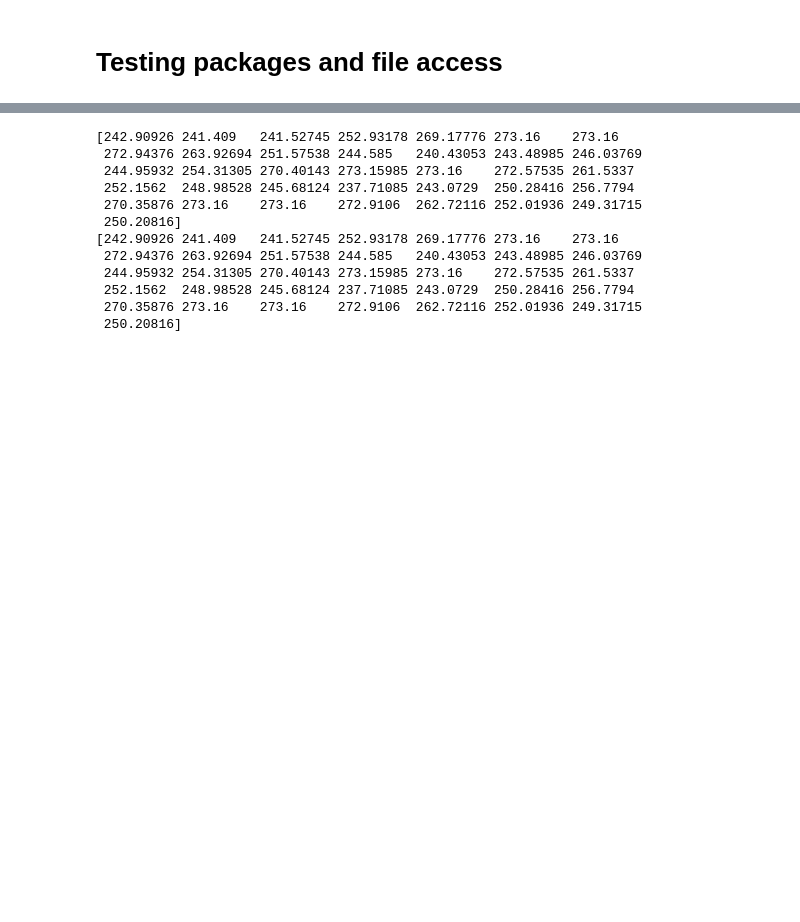
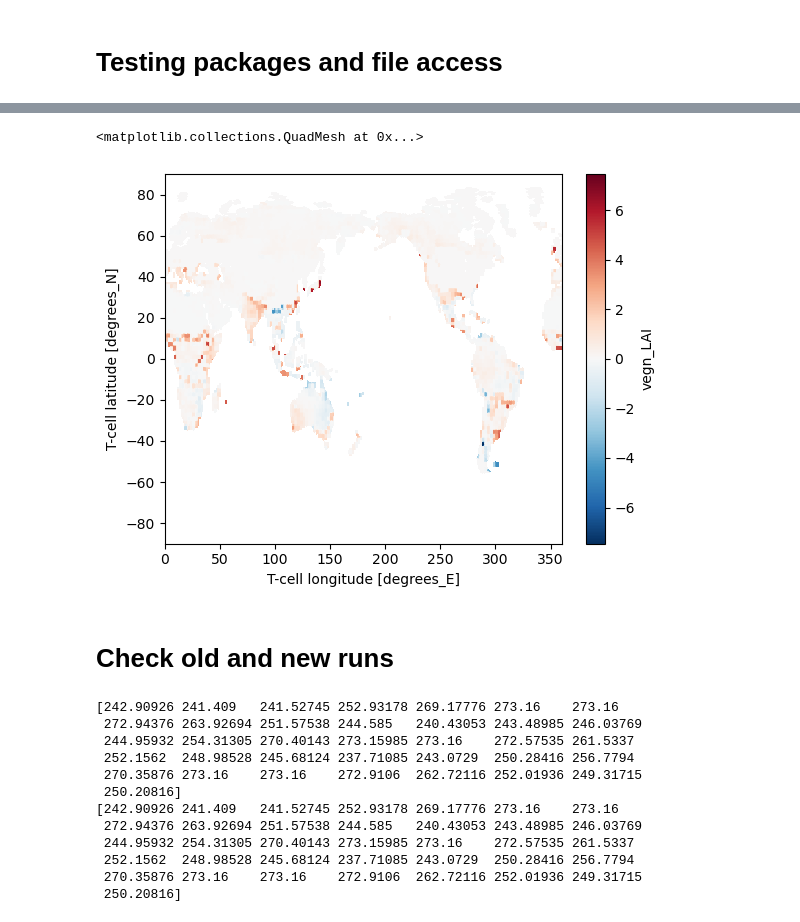
Before and after one commit to bbuchovecky/itcz_phys, a Jupyter notebook: notebooks/00_test.ipynb, the cells around one changed output, grey strips where cells are left out. Drawn from its saved outputs; the diff is of its cells as text; code cells hidden in the pictures; blank space fills up the shorter version.

```diff
--- a/notebooks/00_test.ipynb
+++ b/notebooks/00_test.ipynb
@@ -34,0 +59,7 @@ ot_surf = xr.open_mfdataset(old_run+'*.atmos_month.nc')['t_surf'].sel(time=slice
+# %%
+( n_lm['vegn_LAI'].isel(time=-1) - n_lm['vegn_LAI'].isel(time=0) ).plot()
+# %% [output]
+<matplotlib.collections.QuadMesh at 0x...>
+[figure, added]
+# %% [markdown]
+# Check old and new runs
```
Also changed, not shown: parts of 11 cells of this notebook, 26 other files.
